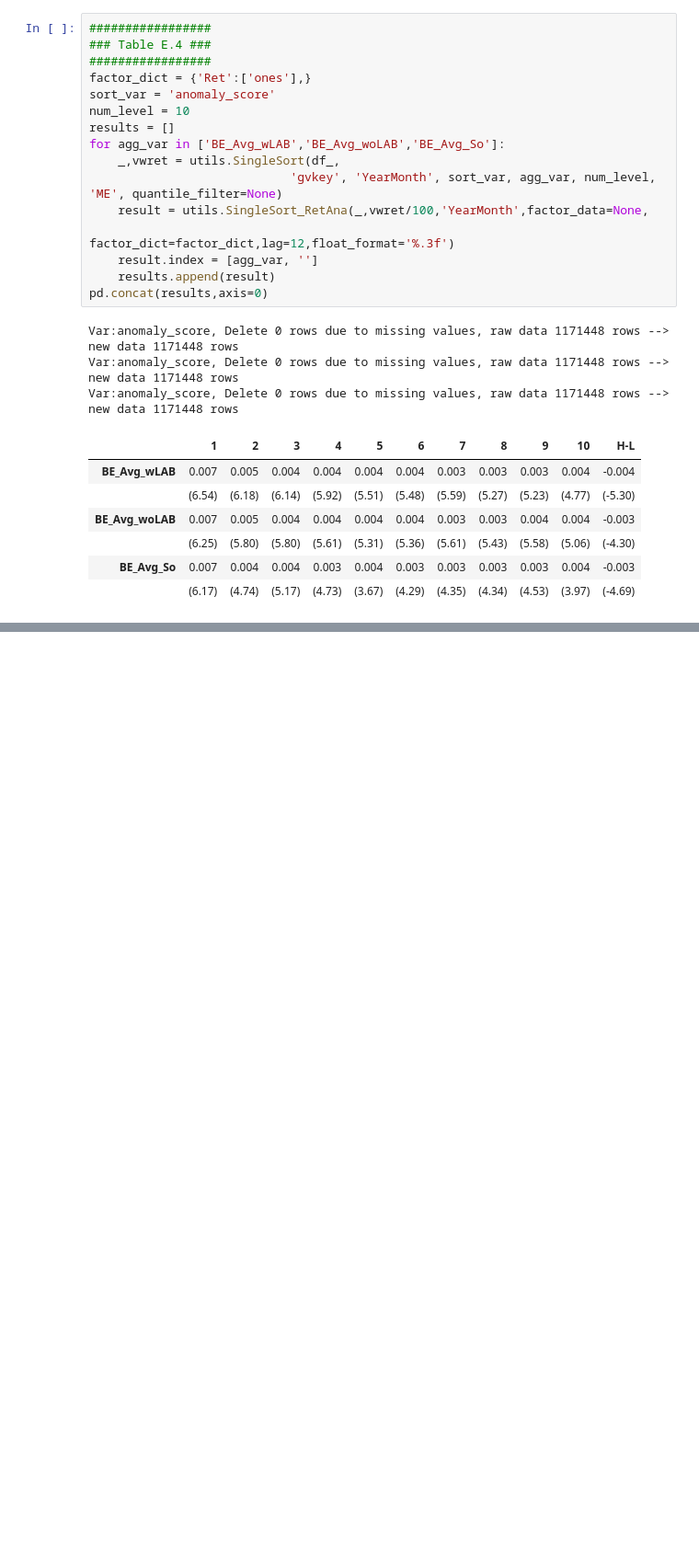
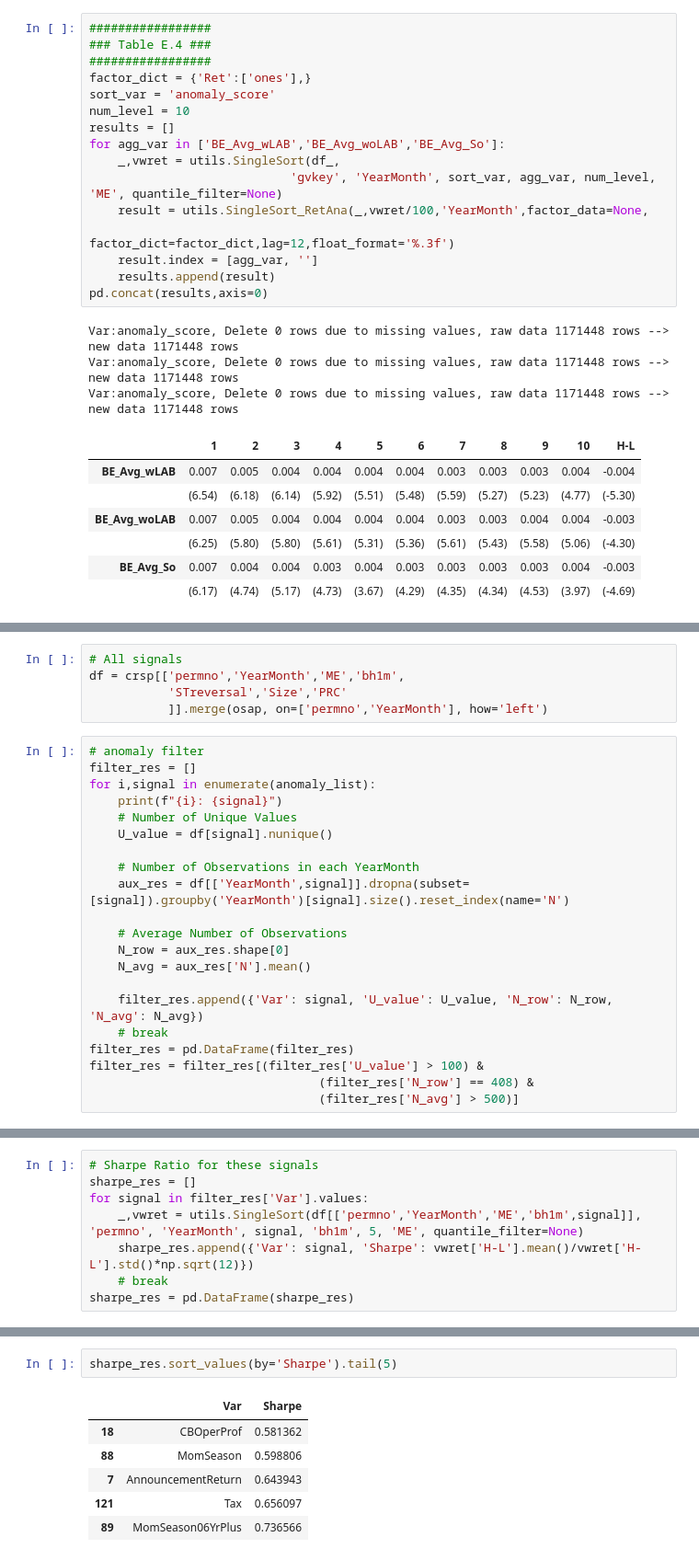
Before and after one commit to yandi-zhu/Man-versus-Machine-Learning-Revisited, a Jupyter notebook: code/03_Main.ipynb, the cells around one changed output, grey strips where cells are left out. Shown: that part at 92% size. Saved outputs shown, nothing was run; the diff lists cells and outputs as text; blank space fills up the shorter version.

```diff
--- a/code/03_Main.ipynb
+++ b/code/03_Main.ipynb
@@ -1121,0 +1153,26 @@ Var:anomaly_score, Delete 0 rows due to missing values, raw data 1171448 rows --
+# %%
+# All signals
+df = crsp[['permno','YearMonth','ME','bh1m',
+           'STreversal','Size','PRC'
+           ]].merge(osap, on=['permno','YearMonth'], how='left')
+# %%
+# anomaly filter
+filter_res = []
+for i,signal in enumerate(anomaly_list):
+    print(f"{i}: {signal}")
+    # Number of Unique Values
+    U_value = df[signal].nunique()
+
+    # Number of Observations in each YearMonth
+    aux_res = df[['YearMonth',signal]].dropna(subset=[signal]).groupby('YearMonth')[signal].size().reset_index(name='N')
+
+    # Average Number of Observations
+    N_row = aux_res.shape[0]
+    N_avg = aux_res['N'].mean()
+
+    filter_res.append({'Var': signal, 'U_value': U_value, 'N_row': N_row, 'N_avg': N_avg})
+    # break
+filter_res = pd.DataFrame(filter_res)
+filter_res = filter_res[(filter_res['U_value'] > 100) &
+                                (filter_res['N_row'] == 408) &
+                                (filter_res['N_avg'] > 500)]
@@ -1121,0 +1202,8 @@ Var:anomaly_score, Delete 0 rows due to missing values, raw data 1171448 rows --
+# %%
+# Sharpe Ratio for these signals
+sharpe_res = []
+for signal in filter_res['Var'].values:
+    _,vwret = utils.SingleSort(df[['permno','YearMonth','ME','bh1m',signal]], 'permno', 'YearMonth', signal, 'bh1m', 5, 'ME', quantile_filter=None)
+    sharpe_res.append({'Var': signal, 'Sharpe': vwret['H-L'].mean()/vwret['H-L'].std()*np.sqrt(12)})
+    # break
+sharpe_res = pd.DataFrame(sharpe_res)
@@ -1121,0 +1334,9 @@ Var:anomaly_score, Delete 0 rows due to missing values, raw data 1171448 rows --
+# %%
+sharpe_res.sort_values(by='Sharpe').tail(5)
+# %% [output]
+|  | Var | Sharpe |
+| 18 | CBOperProf | 0.581362 |
+| 88 | MomSeason | 0.598806 |
+| 7 | AnnouncementReturn | 0.643943 |
+| 121 | Tax | 0.656097 |
+| 89 | MomSeason06YrPlus | 0.736566 |
```
Also changed, not shown: parts of 12 cells of this notebook, 2 other files.
